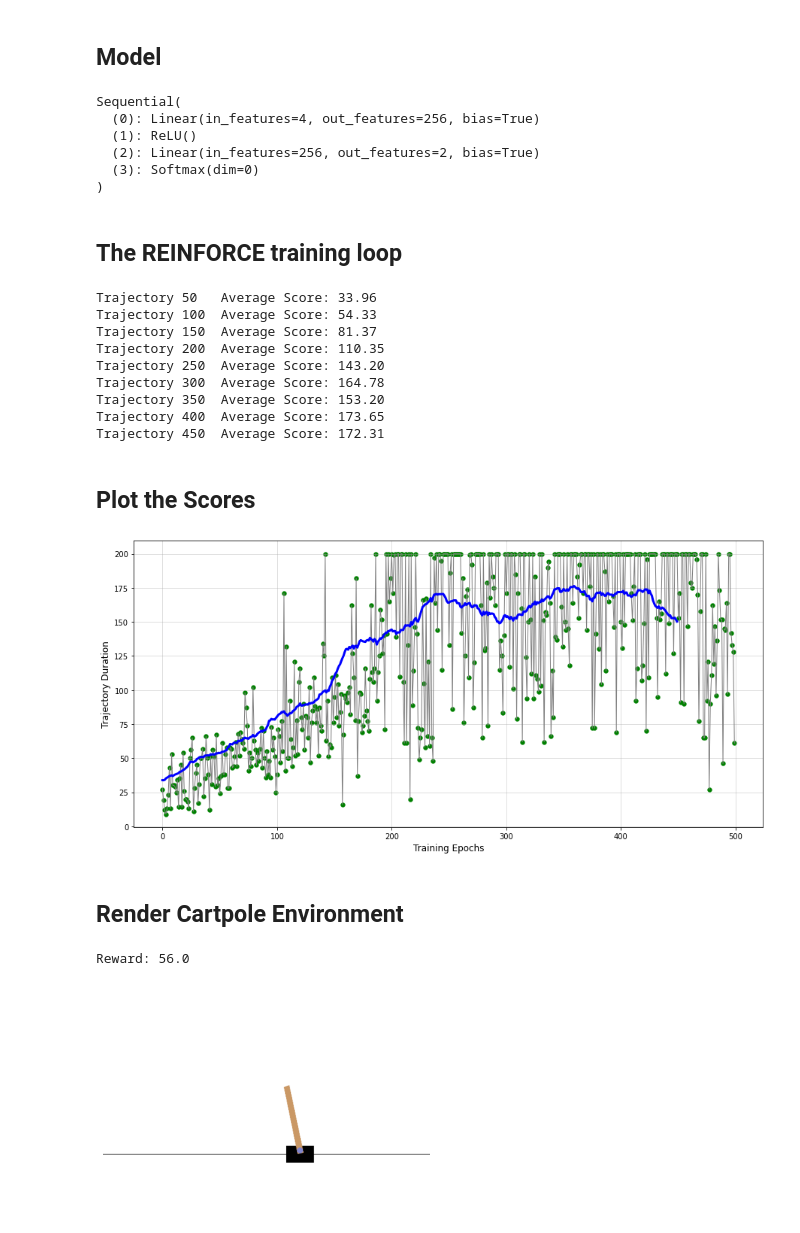
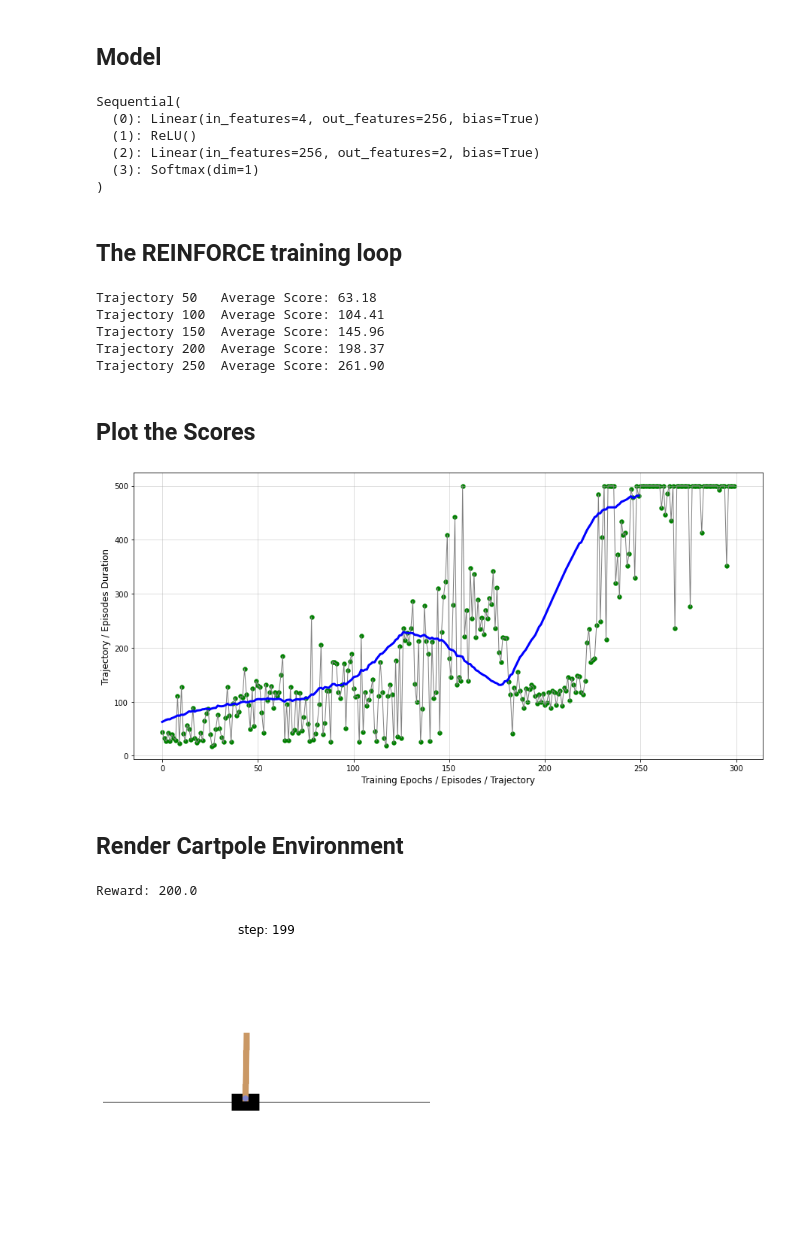
Before and after one commit to mehdi-elion/Reinforcement-Learning, a Jupyter notebook: gym/02_cart_pole.ipynb, the cells around one changed output. Saved outputs shown, nothing was run; the diff lists cells and outputs as text; code cells hidden in the pictures; blank space fills up the shorter version.

Commit message:
[FIX] fixed wrong axis in softmax model output

```diff
--- a/gym/02_cart_pole.ipynb
+++ b/gym/02_cart_pole.ipynb
@@ -10,7 +18,7 @@ from matplotlib import pyplot as plt
 # %% [markdown]
 ## OpenAI Gym's Cartpole Environment
 # %%
-env = gym.make('CartPole-v0')
+env = gym.make('CartPole-v1')
 print('observation space:', env.observation_space)
 print('action space:', env.action_space)
 print('reward_threshold: ', env.spec.reward_threshold)
@@ -29,16 +37,16 @@ model = torch.nn.Sequential(
     torch.nn.Linear(obs_size, HIDDEN_SIZE),
     torch.nn.ReLU(),
     torch.nn.Linear(HIDDEN_SIZE, n_actions),
-    torch.nn.Softmax(dim=0)
+    torch.nn.Softmax(dim=1)
 )
 
-print (model)
+print(model)
 # %% [output]
 Sequential(
   (0): Linear(in_features=4, out_features=256, bias=True)
   (1): ReLU()
   (2): Linear(in_features=256, out_features=2, bias=True)
-  (3): Softmax(dim=0)
+  (3): Softmax(dim=1)
 )
 # %% [markdown]
 ## The REINFORCE training loop
@@ -54,7 +62,7 @@ optimizer = torch.optim.Adam(model.parameters(), lr=learning_rate)
 Horizon = 500
 
 # maximum number of episodes for training phase
-MAX_TRAJECTORIES = 500
+MAX_TRAJECTORIES = 300
 
 # reward discount factor
 gamma = 0.99
@@ -74,8 +82,8 @@ for trajectory in range(MAX_TRAJECTORIES):
     for t in range(Horizon):
 
         # use model to transition from state(t) to state(t+1)
-        act_prob = model(torch.from_numpy(curr_state).float())
-        action = np.random.choice(np.array([0,1]), p=act_prob.data.numpy())
+        act_prob = model(torch.from_numpy(curr_state.reshape((1, -1))).float())
+        action = np.random.choice(np.array([0,1]), p=act_prob.data.numpy()[0,:])
         prev_state = curr_state
         curr_state, _, done, info = env.step(action)
         transitions.append((prev_state, action, t+1))
@@ -128,15 +136,11 @@ for trajectory in range(MAX_TRAJECTORIES):
     if trajectory % 50 == 0 and trajectory>0:
             print('Trajectory {}\tAverage Score: {:.2f}'.format(trajectory, np.mean(score[-50:-1])))
 # %% [output]
-Trajectory 50   Average Score: 33.96
-Trajectory 100  Average Score: 54.33
-Trajectory 150  Average Score: 81.37
-Trajectory 200  Average Score: 110.35
-Trajectory 250  Average Score: 143.20
-Trajectory 300  Average Score: 164.78
-Trajectory 350  Average Score: 153.20
-Trajectory 400  Average Score: 173.65
-Trajectory 450  Average Score: 172.31
+Trajectory 50   Average Score: 63.18
+Trajectory 100  Average Score: 104.41
+Trajectory 150  Average Score: 145.96
+Trajectory 200  Average Score: 198.37
+Trajectory 250  Average Score: 261.90
 # %%
 # prob_batch
 # %%
@@ -159,43 +163,45 @@ score = np.array(score)
 avg_score = running_mean(score)
 
 plt.figure(figsize=(15,7))
-plt.ylabel("Trajectory Duration",fontsize=12)
-plt.xlabel("Training Epochs",fontsize=12)
+plt.ylabel("Trajectory / Episodes Duration",fontsize=12)
+plt.xlabel("Training Epochs / Episodes / Trajectory",fontsize=12)
 plt.plot(score, color='gray' , linewidth=1)
 plt.plot(avg_score, color='blue', linewidth=3)
 plt.scatter(np.arange(score.shape[0]),score, color='green' , linewidth=0.3)
 plt.grid(alpha=0.5)
 plt.show()
 # %% [output]
-[figure, old version]
+[figure, new version]
 # %% [markdown]
 ## Render Cartpole Environment
 # %%
 import pyvirtualdisplay
 from IPython import display
 
 def watch_agent():
     env = gym.make('CartPole-v0')
     state = env.reset()
     rewards = []
     img = plt.imshow(env.render(mode='rgb_array'))
     for t in range(2000):
-        pred = model(torch.from_numpy(state).float())
-        action = np.random.choice(np.array([0,1]), p=pred.data.numpy())
+        pred = model(torch.from_numpy(state.reshape((1,-1))).float())
+        action = np.random.choice(np.array([0,1]), p=pred.data.numpy()[0,:])
 
         img.set_data(env.render(mode='rgb_array'))
         plt.axis('off')
+        plt.title(f"step: {t}")
         display.display(plt.gcf())
         display.clear_output(wait=True)
 
         state, reward, done, _ = env.step(action)
         rewards.append(reward)
         if done:
             print("Reward:", sum([r for r in rewards]))
             break
+        time.sleep(0.05)
     env.close()
 
 watch_agent()
 # %% [output]
-Reward: 56.0
+Reward: 200.0
-[figure, old version]
+[figure, new version]
```
Also changed, not shown: parts of 3 cells of this notebook.
